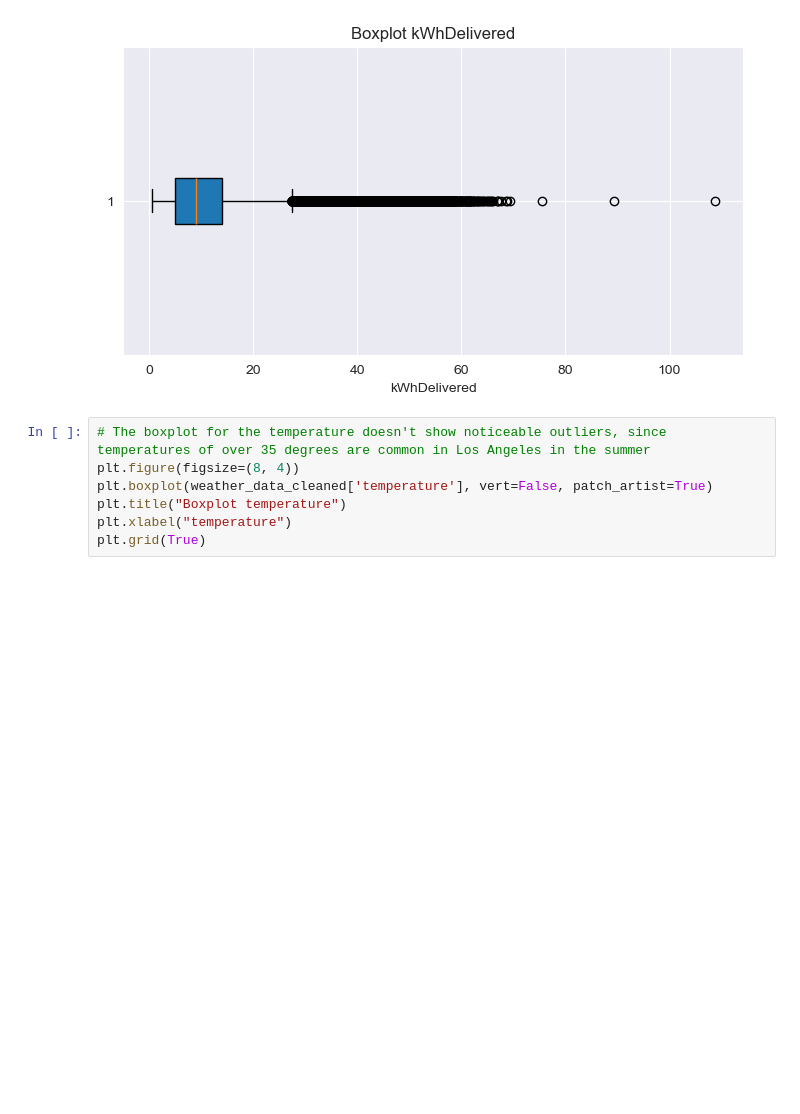
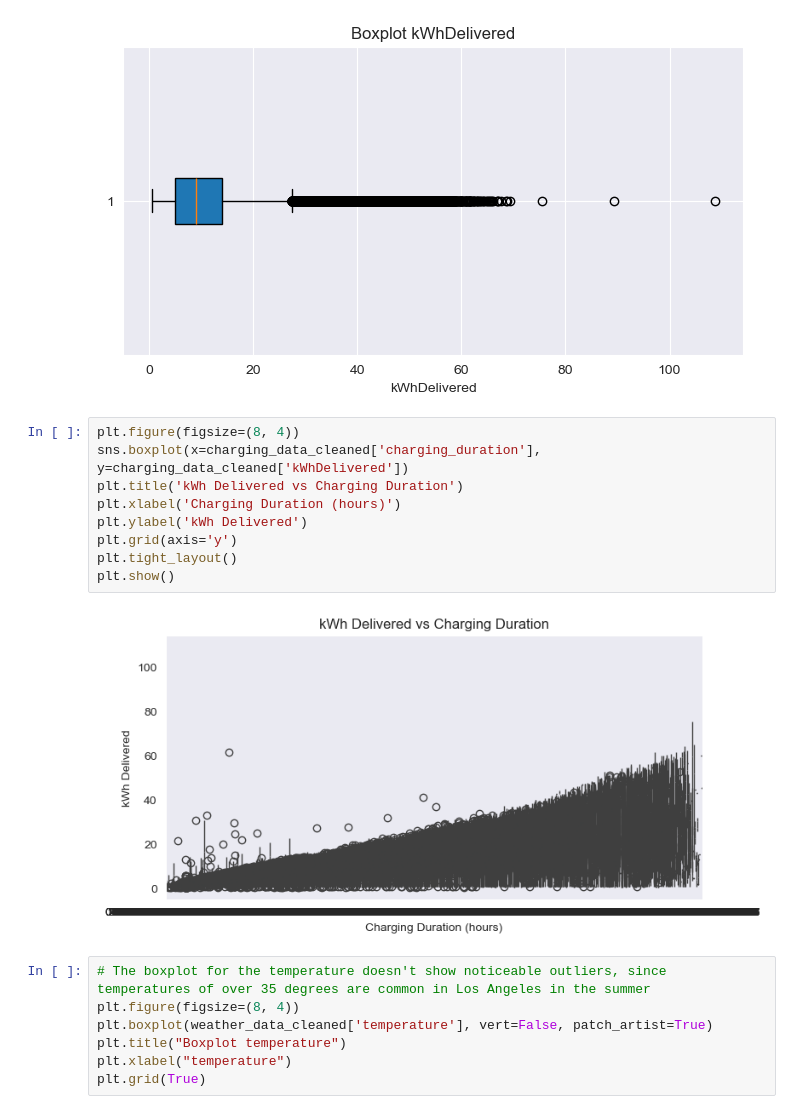
Before and after one commit to pmoll01/AA2024_Groupwork_DynamoData, a Jupyter notebook: Groupwork_DynamoData.ipynb, the cells around one changed output. Drawn from its saved outputs; the diff is of its cells as text; blank space fills up the shorter version.

```diff
--- a/Groupwork_DynamoData.ipynb
+++ b/Groupwork_DynamoData.ipynb
@@ -650,6 +648,17 @@ plt.xlabel("kWhDelivered")
 plt.grid(True)
 # %% [output]
 [figure]
+# %%
+plt.figure(figsize=(8, 4))
+sns.boxplot(x=charging_data_cleaned['charging_duration'], y=charging_data_cleaned['kWhDelivered'])
+plt.title('kWh Delivered vs Charging Duration')
+plt.xlabel('Charging Duration (hours)')
+plt.ylabel('kWh Delivered')
+plt.grid(axis='y')
+plt.tight_layout()
+plt.show()
+# %% [output]
+[figure, added]
 # %%
 # The boxplot for the temperature doesn't show noticeable outliers, since temperatures of over 35 degrees are common in Los Angeles in the summer
 plt.figure(figsize=(8, 4))
```
Also changed, not shown: parts of 5 cells of this notebook.
